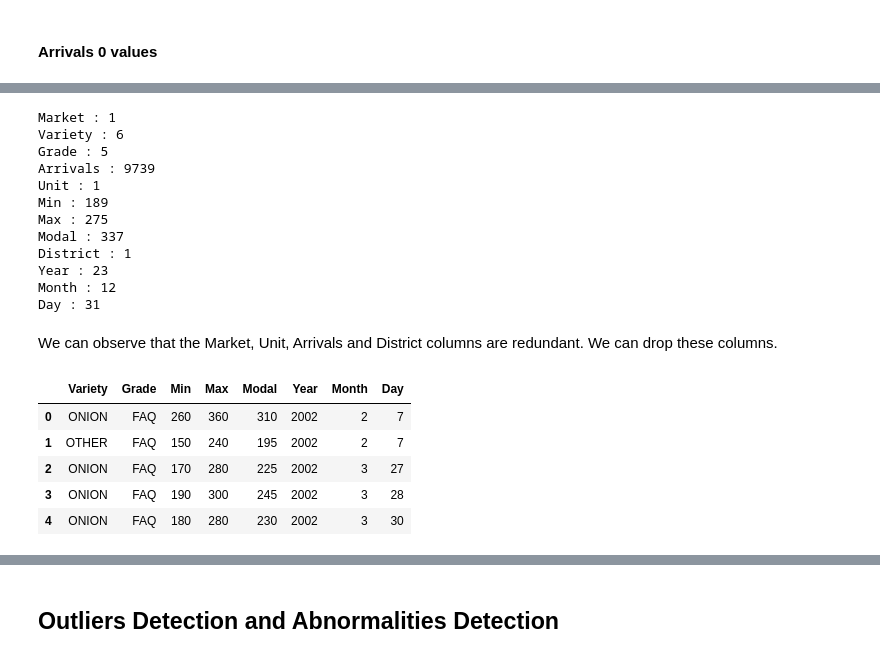
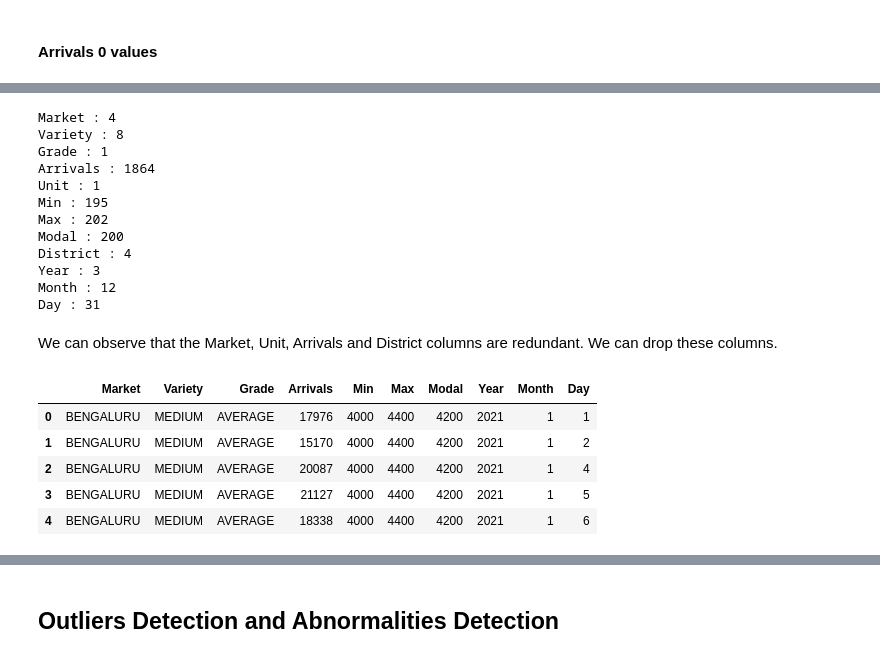
Before and after one commit to Tharun-v789/agripredict, a Jupyter notebook: Pre-processing.ipynb, the cells around one changed output, grey strips where cells are left out. Cells and saved outputs as stored; diff of their text form; code cells hidden in the pictures.

```diff
--- a/Pre-processing.ipynb
+++ b/Pre-processing.ipynb
@@ -15,0 +13,28 @@ all_markets = ['bengaluru', 'doddaballapur', 'hubballi', 'mysuru']
+# %%
+# Reading commodities
+with open('commodities.json', 'r') as f:
+    COMMODITIES = json.load(f)
+
+def get_file_path(commodity_name, market_name):
+    return f'./raw_data/{commodity_name.upper()}/krama_report_{market_name.lower()}.csv'
+
+print(COMMODITIES)
+print(get_file_path('RICE', 'Bengaluru'))
+
+dataframes = {}
+
+def concat_data(commodity):
+    commodity = commodity.upper()
+    commodity_df = pd.DataFrame()
+    for market in COMMODITIES[commodity]:
+        file_path = get_file_path(commodity, market)
+        print(f'Reading {file_path}')
+        df = pd.read_csv(file_path, encoding_errors='ignore')
+        commodity_df = pd.concat([commodity_df, df])
+
+    # Reset Index
+    commodity_df.reset_index(drop=True, inplace=True)
+    return commodity_df
+
+for commodity in COMMODITIES:
+    dataframes[commodity] = concat_data(commodity)
@@ -26,0 +79,3 @@ bengaluru_df.head()
+# %%
+rice_df = concat_data('RICE')
+rice_df.head()
@@ -125,34 +199,34 @@ def unique_values(df):
     for column in df.columns:
         print(column, ":", df[column].nunique())
 
-unique_values(bengaluru_df)
+unique_values(rice_df)
 # %% [output]
-Market : 1
-Variety : 6
-Grade : 5
-Arrivals : 9739
+Market : 4
+Variety : 8
+Grade : 1
+Arrivals : 1864
 Unit : 1
-Min : 189
-Max : 275
-Modal : 337
-District : 1
-Year : 23
+Min : 195
+Max : 202
+Modal : 200
+District : 4
+Year : 3
 Month : 12
 Day : 31
 # %% [markdown]
 We can observe that the Market, Unit, Arrivals and District columns are redundant. We can drop these columns.
 # %%
 def remove_redundant_columns(df):
-    red_cols = ["Market", "Unit", "District", "Arrivals"]
+    red_cols = ["Unit", "District"]
     df.drop(red_cols, axis=1, inplace=True)
 
-remove_redundant_columns(bengaluru_df)
-bengaluru_df.head()
+remove_redundant_columns(rice_df)
+rice_df.head()
 # %% [output]
-|  | Variety | Grade | Min | Max | Modal | Year | Month | Day |
-| 0 | ONION | FAQ | 260 | 360 | 310 | 2002 | 2 | 7 |
-| 1 | OTHER | FAQ | 150 | 240 | 195 | 2002 | 2 | 7 |
-| 2 | ONION | FAQ | 170 | 280 | 225 | 2002 | 3 | 27 |
-| 3 | ONION | FAQ | 190 | 300 | 245 | 2002 | 3 | 28 |
-| 4 | ONION | FAQ | 180 | 280 | 230 | 2002 | 3 | 30 |
+|  | Market | Variety | Grade | Arrivals | Min | Max | Modal | Year | Month | Day |
+| 0 | BENGALURU | MEDIUM | AVERAGE | 17976 | 4000 | 4400 | 4200 | 2021 | 1 | 1 |
+| 1 | BENGALURU | MEDIUM | AVERAGE | 15170 | 4000 | 4400 | 4200 | 2021 | 1 | 2 |
+| 2 | BENGALURU | MEDIUM | AVERAGE | 20087 | 4000 | 4400 | 4200 | 2021 | 1 | 4 |
+| 3 | BENGALURU | MEDIUM | AVERAGE | 21127 | 4000 | 4400 | 4200 | 2021 | 1 | 5 |
+| 4 | BENGALURU | MEDIUM | AVERAGE | 18338 | 4000 | 4400 | 4200 | 2021 | 1 | 6 |
 # %%
```
Also changed, not shown: parts of 21 cells of this notebook, 5 other files.
